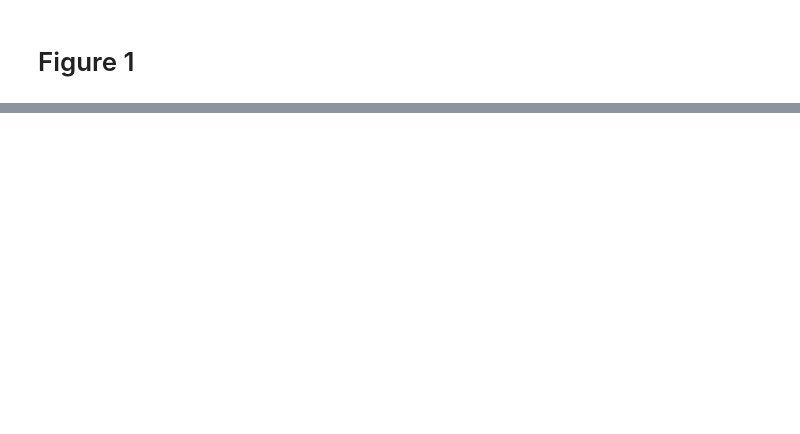
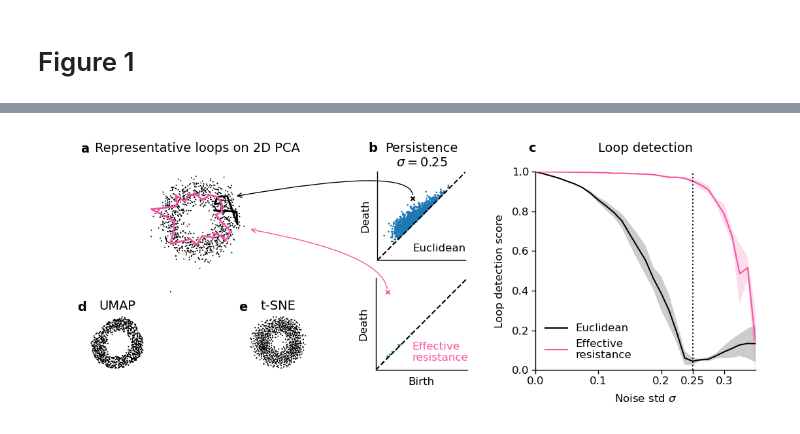
Before and after one commit to berenslab/eff-ph, a Jupyter notebook: notebooks/fig_1.ipynb, the cells around one changed output, grey strips where cells are left out. Cells and saved outputs as stored; diff of their text form; code cells hidden in the pictures; blank space fills up the shorter version.

```diff
--- a/notebooks/fig_1.ipynb
+++ b/notebooks/fig_1.ipynb
@@ -144,7 +168,8 @@ plot_edges_on_scatter(ax=ax_dict["a"], x=pca, edge_idx=loop_eff, color=dist_to_c
 loop_id_eucl = get_persistent_feature_id(res_eucl[seed], m=1, dim=1, mode="additive")
 loop_id_eff = get_persistent_feature_id(res_eff[seed], m=1, dim=1, mode="additive")
 
-plot_diagrams(res_eucl[seed]["dgms"], ax=ax_dict["b"], plot_only=[1], size=4, color=dist_to_color["euclidean"], colormap=style_file)
+plot_diagrams(res_eucl[seed]["dgms"], ax=ax_dict["b"], plot_only=[1], size=4, ax_color=dist_to_color["euclidean"], colormap=style_file)
+# plot_diagrams(res_eucl[seed]["dgms"], ax=ax_dict["b"], plot_only=[1], size=4, color=dist_to_color["euclidean"], colormap=style_file)
 ax_dict["b"].scatter(*res_eucl[seed]["dgms"][1][loop_id_eucl].T, marker = "x", color=dist_to_color["euclidean"], s=5)
 ax_dict["b"].legend().set_visible(False)
 
@@ -196,7 +221,7 @@ plot_diagrams(res_eff[seed]["dgms"],
               ax=ax_dict["c"],
               plot_only=[1],
               size=4,
-              color=dist_to_color["eff_res"],
+            #   color=dist_to_color["eff_res"],
               colormap=style_file # necessary bc plot_diagrams uses the colormap as mpl style
               )
 ax_dict["c"].scatter(*res_eff[seed]["dgms"][1][loop_id_eff].T,
@@ -258,30 +283,32 @@ ax_dict["d"].set_xticklabels([0.0, 0.1, 0.2, 0.25, 0.3])
 # panel d UMAP
 plot_scatter(ax=ax_dict["e"], x=umap_embd, s=2, y="k", scalebar=False, alpha=1.0)
 ax_dict["e"].set_title("UMAP")
 ax_dict["e"].text(
     0.2,
     1.02,
     "d",
     transform=ax_dict["e"].transAxes,
     ha="left",
     va="bottom",
     fontweight="bold",
     fontsize=7
 )
 
 
 # panel e tSNE
 plot_scatter(ax=ax_dict["f"], x=tsne_embd, s=2, y="k", scalebar=False, alpha=1.0)
 ax_dict["f"].set_title("t-SNE")
 ax_dict["f"].text(
     0.2,
     1.02,
     "e",
     transform=ax_dict["f"].transAxes,
     ha="left",
     va="bottom",
     fontweight="bold",
     fontsize=7
 )
 
 fig.savefig(os.path.join(fig_path, f"fig_1.pdf"))
+# %% [output]
+[figure, added]
```
Also changed, not shown: parts of 5 cells of this notebook, 46 other files.
